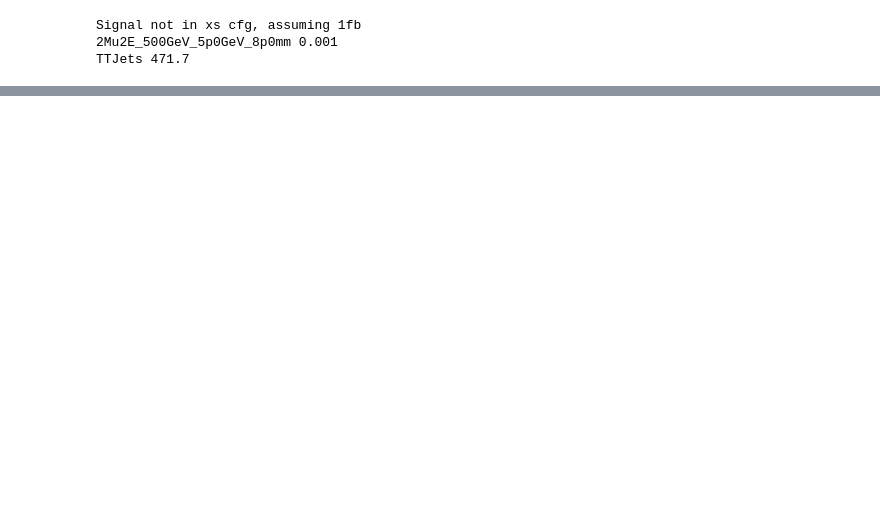
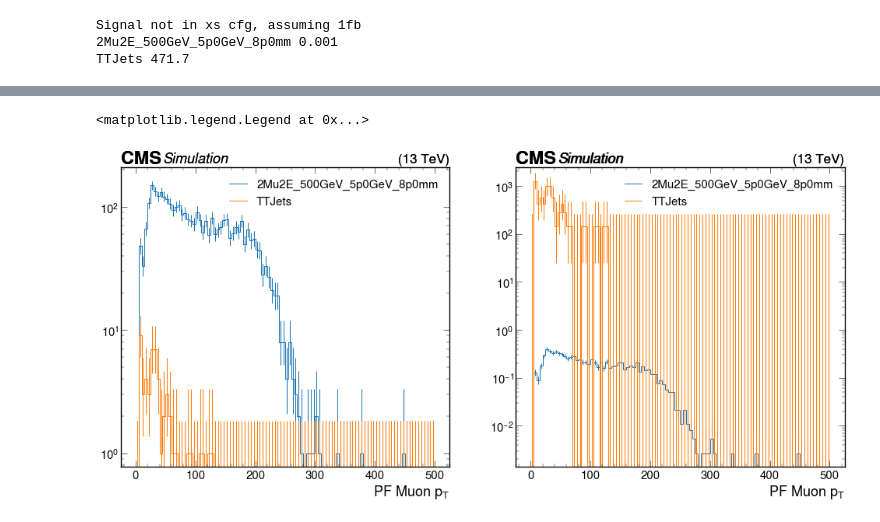
Before and after one commit to yeopjjang/SIDM, a Jupyter notebook: sidm/test_notebooks/evt_weights.ipynb, the cells around one changed output, grey strips where cells are left out. Cells and saved outputs as stored; diff of their text form; code cells hidden in the pictures; blank space fills up the shorter version.

```diff
--- a/sidm/test_notebooks/evt_weights.ipynb
+++ b/sidm/test_notebooks/evt_weights.ipynb
@@ -137,0 +201,9 @@ output["processed"]
+# %%
+p_unweighted = sidm_processor.SidmProcessor(
+    channels,
+    ["muon_base"],
+    unweighted_hist=True,
+)
+
+output_unweighted = runner.run(fileset, treename='Events', processor_instance=p_unweighted)
+out_unweighted = output_unweighted["out"]
@@ -137,0 +228,15 @@ output["processed"]
+# %%
+plt.subplots(1, 2, figsize=(2*12, 10))
+plt.subplot(1, 2, 1)
+for sample in samples:
+    utilities.plot(out_unweighted[sample]["hists"]["muon_pt"][channels[0], :])
+    plt.yscale("log")
+plt.legend(samples)
+plt.subplot(1, 2, 2)
+for sample in samples:
+    utilities.plot(out[sample]["hists"]["muon_pt"][channels[0], :])
+    plt.yscale("log")
+plt.legend(samples)
+# %% [output]
+<matplotlib.legend.Legend at 0x...>
+[figure, added]
```
Also changed, not shown: parts of 15 cells of this notebook, 2 other files.
